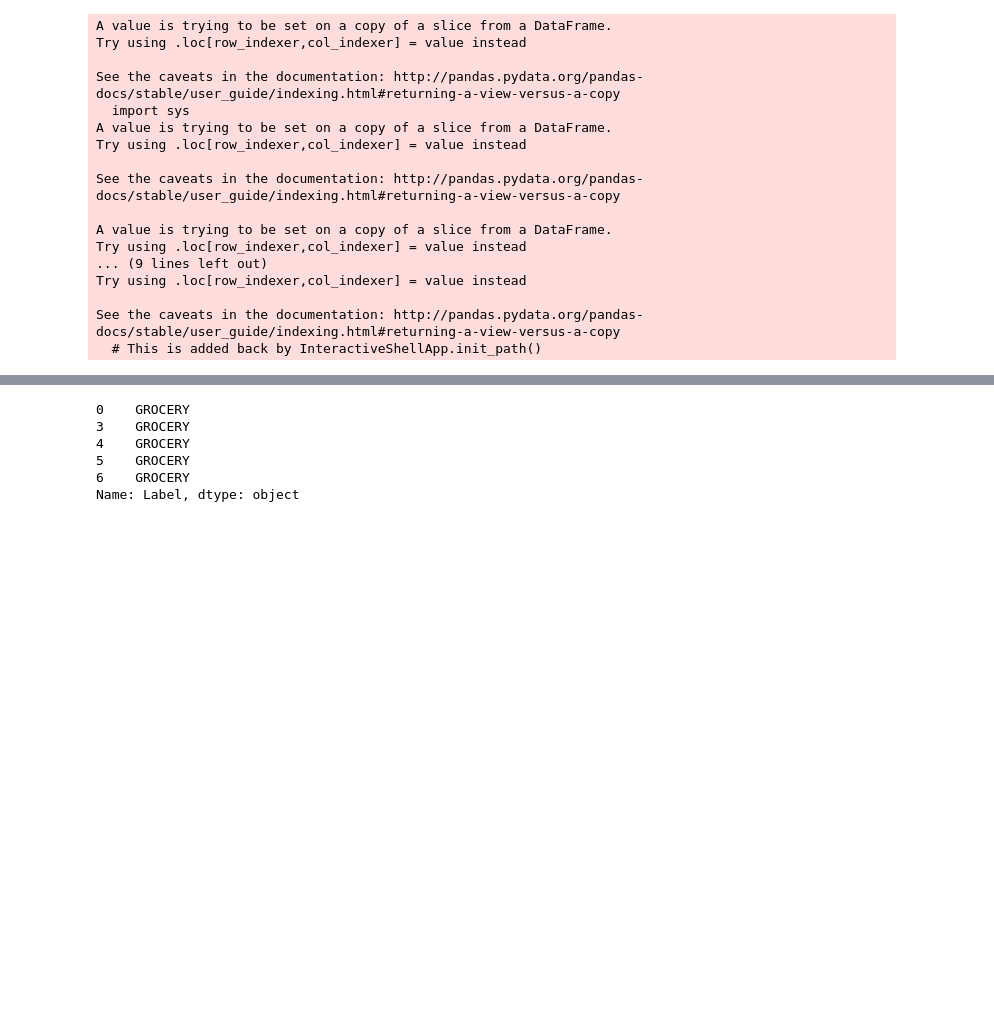
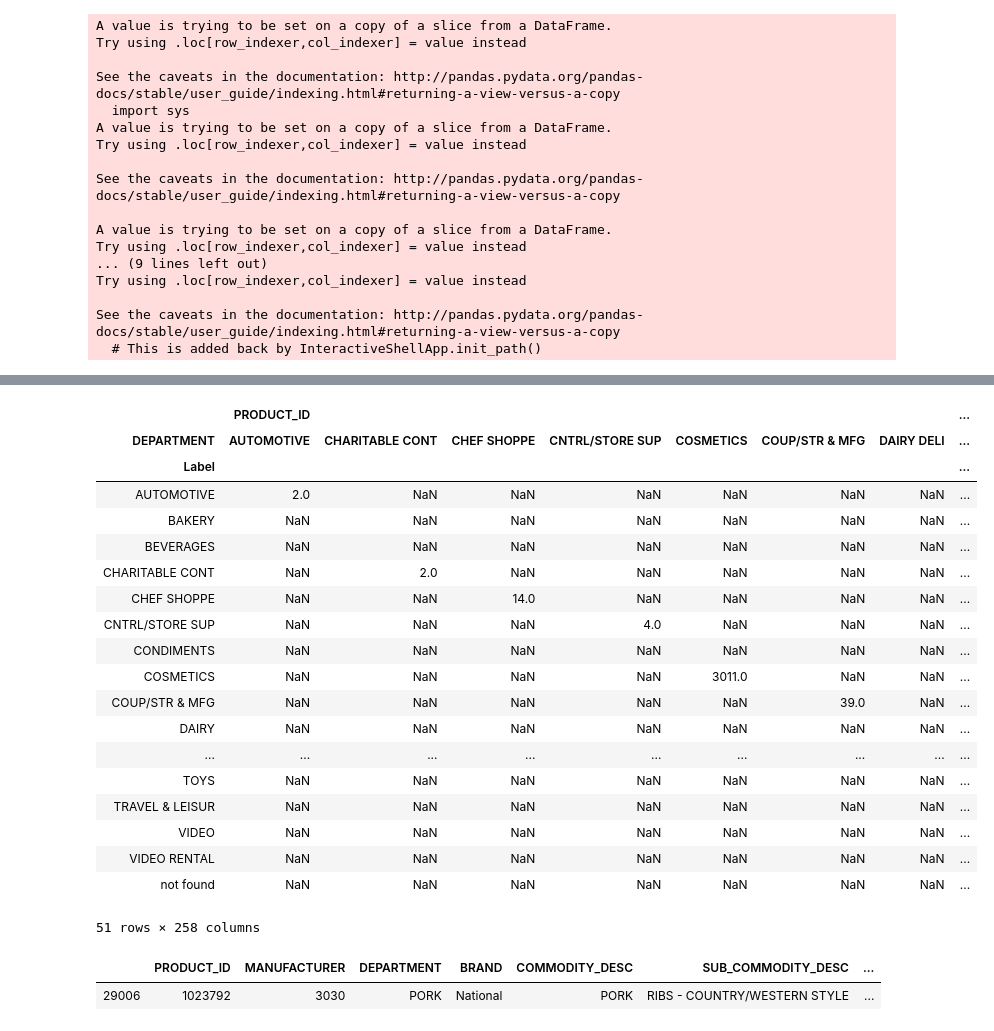
Before and after one commit to marvande/epfl-ada-2019-data-analysis, a Jupyter notebook: code/Products.ipynb, the cells around one changed output, grey strips where cells are left out. Cells and saved outputs as stored; diff of their text form; code cells hidden in the pictures; blank space fills up the shorter version.

```diff
--- a/code/Products.ipynb
+++ b/code/Products.ipynb
@@ -374,6 +392,28 @@ MEAT_PCKGD['Label'] = 'MEAT & SEAFOOD'
 SEAFOOD['Label'] = 'MEAT & SEAFOOD'
 SEAFOOD_PCKGD['Label'] = 'MEAT & SEAFOOD'
 FROZEN_GROCERY['Label'] = 'FROZEN'
+
+product.DEPARTMENT[product['DEPARTMENT']== 'DAIRY DELI'] = 'DELI'
+product.Label[product['DEPARTMENT']== 'PHARMACY SUPPLY'] = 'PHARMACY'
+product.Label[product['DEPARTMENT']== 'PORK'] = 'MEAT & SEAFOOD'
+product.Label[product['DEPARTMENT']== 'PORK'] = 'MEAT & SEAFOOD'
+product.Label[product['DEPARTMENT']== 'PORK'] = 'MEAT & SEAFOOD'
+
+#get rid of : Pass dairy deli --> deli,
+#pork --> meat & seafood,
+
+#PHARMACY SUPPLY, RX, --> pharmacy,
+#housewares, ELECT &PLUMBING, HBC,DELI/SNACK BAR,CHARITABLE CONT, PROD-WHS SALES,GM MERCH EXP,CNTRL/STORE SUP
+# --> not found,
+#GRO BAKERY,PASTRY' -->BAKERY,
+#AUTOMOTIVE---> Stationery
+#postal center, CHEF SHOPPE --> fast food
+# TRAVEL & LEISUR --> PRODUCE
+# 'SALAD BAR' --> RESTAURANT
+#GARDEN CENTER --> FLORAL
+#PHOTO, VIDEO,'COUP/STR & MFG','MISC. TRANS.' ---> drop
+
+product[product['DEPARTMENT']=='PASTRY'].head(60)
 # %% [output]
 A value is trying to be set on a copy of a slice from a DataFrame.
 Try using .loc[row_indexer,col_indexer] = value instead
@@ -421,9 +496,28 @@ product.head()
+# %%
+product.groupby(by= ['Label','DEPARTMENT']).count().unstack()
+# %% [output]
+|  | PRODUCT_ID |  |  |  |  |  |  | ... |
+| DEPARTMENT | AUTOMOTIVE | CHARITABLE CONT | CHEF SHOPPE | CNTRL/STORE SUP | COSMETICS | COUP/STR & MFG | DAIRY DELI | ... |
+| Label |  |  |  |  |  |  |  | ... |
+| AUTOMOTIVE | 2.0 | NaN | NaN | NaN | NaN | NaN | NaN | ... |
+| BAKERY | NaN | NaN | NaN | NaN | NaN | NaN | NaN | ... |
+| BEVERAGES | NaN | NaN | NaN | NaN | NaN | NaN | NaN | ... |
+| CHARITABLE CONT | NaN | 2.0 | NaN | NaN | NaN | NaN | NaN | ... |
+| CHEF SHOPPE | NaN | NaN | 14.0 | NaN | NaN | NaN | NaN | ... |
+| CNTRL/STORE SUP | NaN | NaN | NaN | 4.0 | NaN | NaN | NaN | ... |
+| CONDIMENTS | NaN | NaN | NaN | NaN | NaN | NaN | NaN | ... |
+| COSMETICS | NaN | NaN | NaN | NaN | 3011.0 | NaN | NaN | ... |
+| COUP/STR & MFG | NaN | NaN | NaN | NaN | NaN | 39.0 | NaN | ... |
+| DAIRY | NaN | NaN | NaN | NaN | NaN | NaN | NaN | ... |
+| ... | ... | ... | ... | ... | ... | ... | ... | ... |
+| TOYS | NaN | NaN | NaN | NaN | NaN | NaN | NaN | ... |
+| TRAVEL & LEISUR | NaN | NaN | NaN | NaN | NaN | NaN | NaN | ... |
+| VIDEO | NaN | NaN | NaN | NaN | NaN | NaN | NaN | ... |
+| VIDEO RENTAL | NaN | NaN | NaN | NaN | NaN | NaN | NaN | ... |
+| not found | NaN | NaN | NaN | NaN | NaN | NaN | NaN | ... |
+51 rows × 258 columns
 # %%
-product[product['DEPARTMENT'] == 'GROCERY'].Label.head()
+product[product['DEPARTMENT']== 'PORK']
 # %% [output]
-0    GROCERY
-3    GROCERY
-4    GROCERY
-5    GROCERY
-6    GROCERY
-Name: Label, dtype: object
+|  | PRODUCT_ID | MANUFACTURER | DEPARTMENT | BRAND | COMMODITY_DESC | SUB_COMMODITY_DESC | ... |
+| 29006 | 1023792 | 3030 | PORK | National | PORK | RIBS - COUNTRY/WESTERN STYLE | ... |
```
Also changed, not shown: parts of 11 cells of this notebook.
